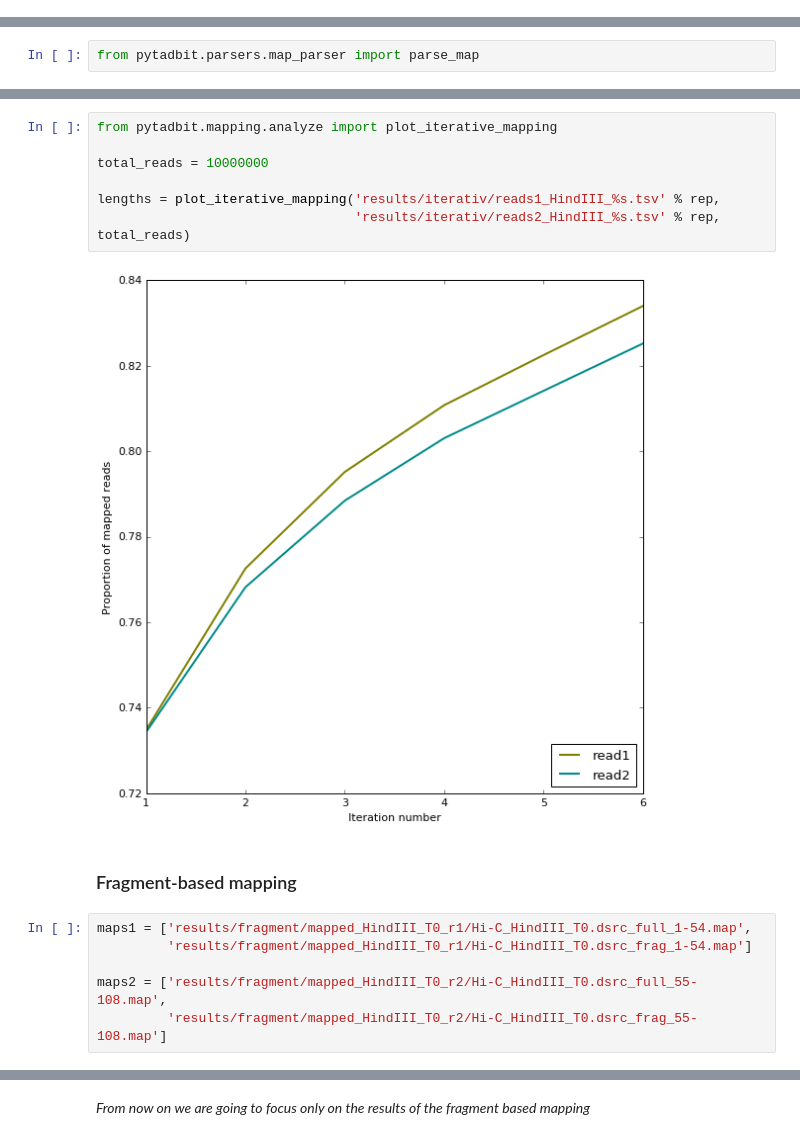
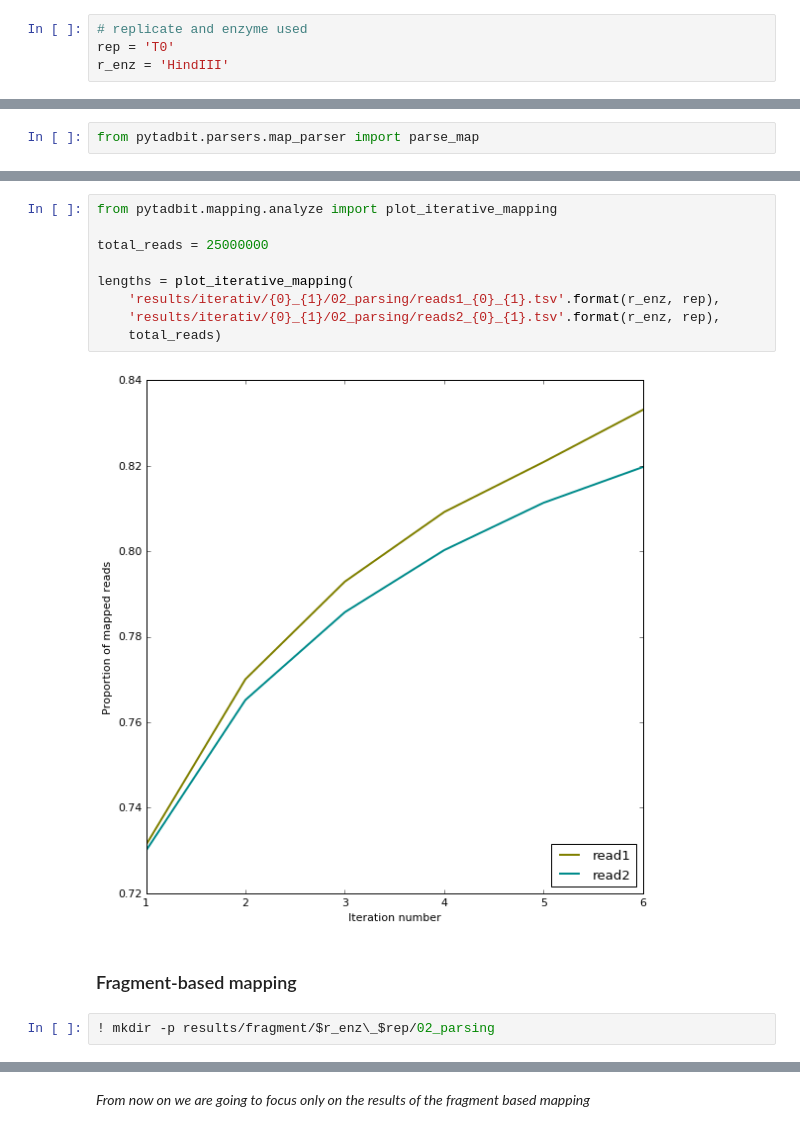
Before and after one commit to 3DGenomes/3DAROC, a Jupyter notebook: 02-Parsing mapped reads.ipynb, the cells around one changed output, grey strips where cells are left out. Cells and saved outputs as stored; diff of their text form.

```diff
--- a/02-Parsing mapped reads.ipynb
+++ b/02-Parsing mapped reads.ipynb
@@ -98,6 +104,10 @@ plt.grid()
 [figure]
 # %% [markdown]
 ## Extract uniquely mapped reads
+# %%
+# replicate and enzyme used
+rep = 'T0'
+r_enz = 'HindIII'
 # %% [markdown]
 ### Iterative mapping
 # %% [markdown]
@@ -154,17 +158,15 @@ Getting Multiple contacts
 # %%
 from pytadbit.mapping.analyze import plot_iterative_mapping
 
-total_reads = 10000000
+total_reads = 25000000
 
-lengths = plot_iterative_mapping('results/iterativ/reads1_HindIII_%s.tsv' % rep,
-                                 'results/iterativ/reads2_HindIII_%s.tsv' % rep, total_reads)
+lengths = plot_iterative_mapping(
+    'results/iterativ/{0}_{1}/02_parsing/reads1_{0}_{1}.tsv'.format(r_enz, rep),
+    'results/iterativ/{0}_{1}/02_parsing/reads2_{0}_{1}.tsv'.format(r_enz, rep),
+    total_reads)
 # %% [output]
-[figure, old version]
+[figure, new version]
 # %% [markdown]
 ### Fragment-based mapping
-# %%
-maps1 = ['results/fragment/mapped_HindIII_T0_r1/Hi-C_HindIII_T0.dsrc_full_1-54.map',
-         'results/fragment/mapped_HindIII_T0_r1/Hi-C_HindIII_T0.dsrc_frag_1-54.map']
-
-maps2 = ['results/fragment/mapped_HindIII_T0_r2/Hi-C_HindIII_T0.dsrc_full_55-108.map',
-         'results/fragment/mapped_HindIII_T0_r2/Hi-C_HindIII_T0.dsrc_frag_55-108.map']
+# %%
+! mkdir -p results/fragment/$r_enz\_$rep/02_parsing
```
Also changed, not shown: parts of 19 cells of this notebook, 4 other files.
